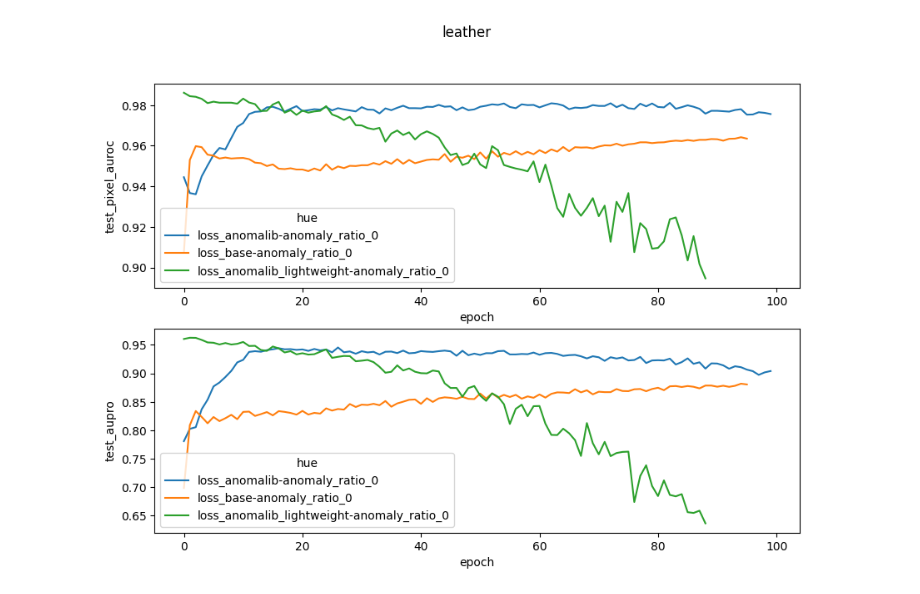
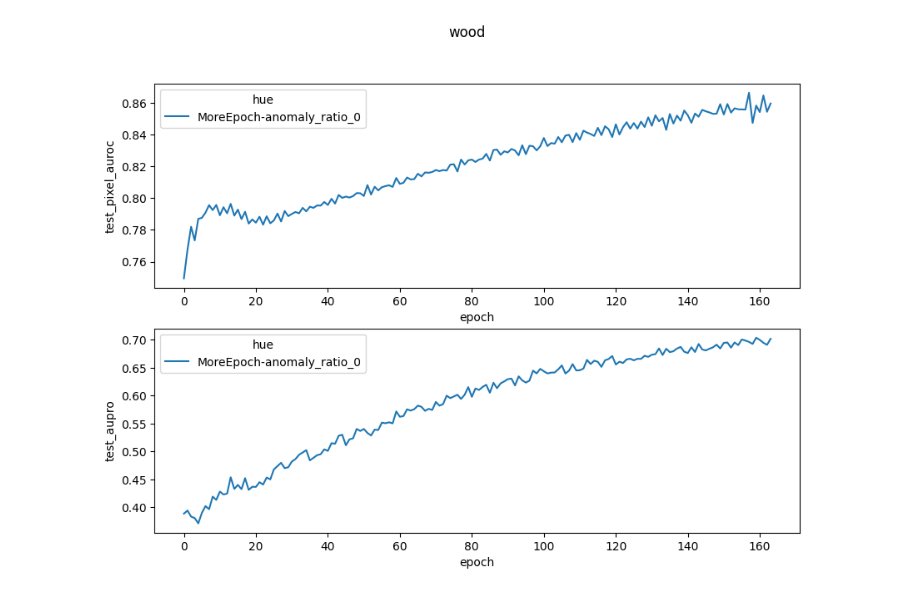
Before and after one commit to crimama/Noisy-Anomaly-Detection-for-Noise-less-train-data-, a Jupyter notebook: working_Evaluation.ipynb, the cells around one changed output. Cells and saved outputs as stored; diff of their text form; code cells hidden in the pictures.

```diff
--- a/working_Evaluation.ipynb
+++ b/working_Evaluation.ipynb
@@ -1,4 +1,5 @@
 # %%
+import json
 import pandas as pd
 import numpy as np
 import os
@@ -12,11 +13,11 @@ def load_df(log_dir):
     df = pd.DataFrame(list(pd.Series(data).map(eval).values))
     return df
 
-def load_log_data(class_name, version, result_dir):
+def load_log_data(class_name, version, result_dir,method):
 
     df = pd.DataFrame()
     for i,v in enumerate(version):
-        log_dir = os.path.join(result_dir,class_name,v,'log.txt')
+        log_dir = os.path.join(result_dir,class_name,method,v,'log.txt')
 
         temp_df = load_df(log_dir)
         temp_df['hue'] = v
@@ -41,12 +42,13 @@ def plot_log(data,class_name, metrics:list, figsize:tuple = (10,7)):
     fig.suptitle(class_name)
     plt.show()
 # %%
-class_name = 'leather'
-version = ['loss_anomalib-anomaly_ratio_0','loss_base-anomaly_ratio_0','loss_anomalib_lightweight-anomaly_ratio_0']
+class_name = 'wood'
+method = 'STPM'
+version = ['MoreEpoch-anomaly_ratio_0']
 result_dir = './results/benchmark/MVTecAD/'
 metrics = ['test_pixel_auroc','test_aupro']
-df = load_log_data(class_name, version, result_dir)
+df = load_log_data(class_name, version, result_dir,method)
 
 plot_log(df,class_name, metrics)
 # %% [output]
-[figure, old version]
+[figure, new version]
```
Also changed, not shown: parts of 10 cells of this notebook.
